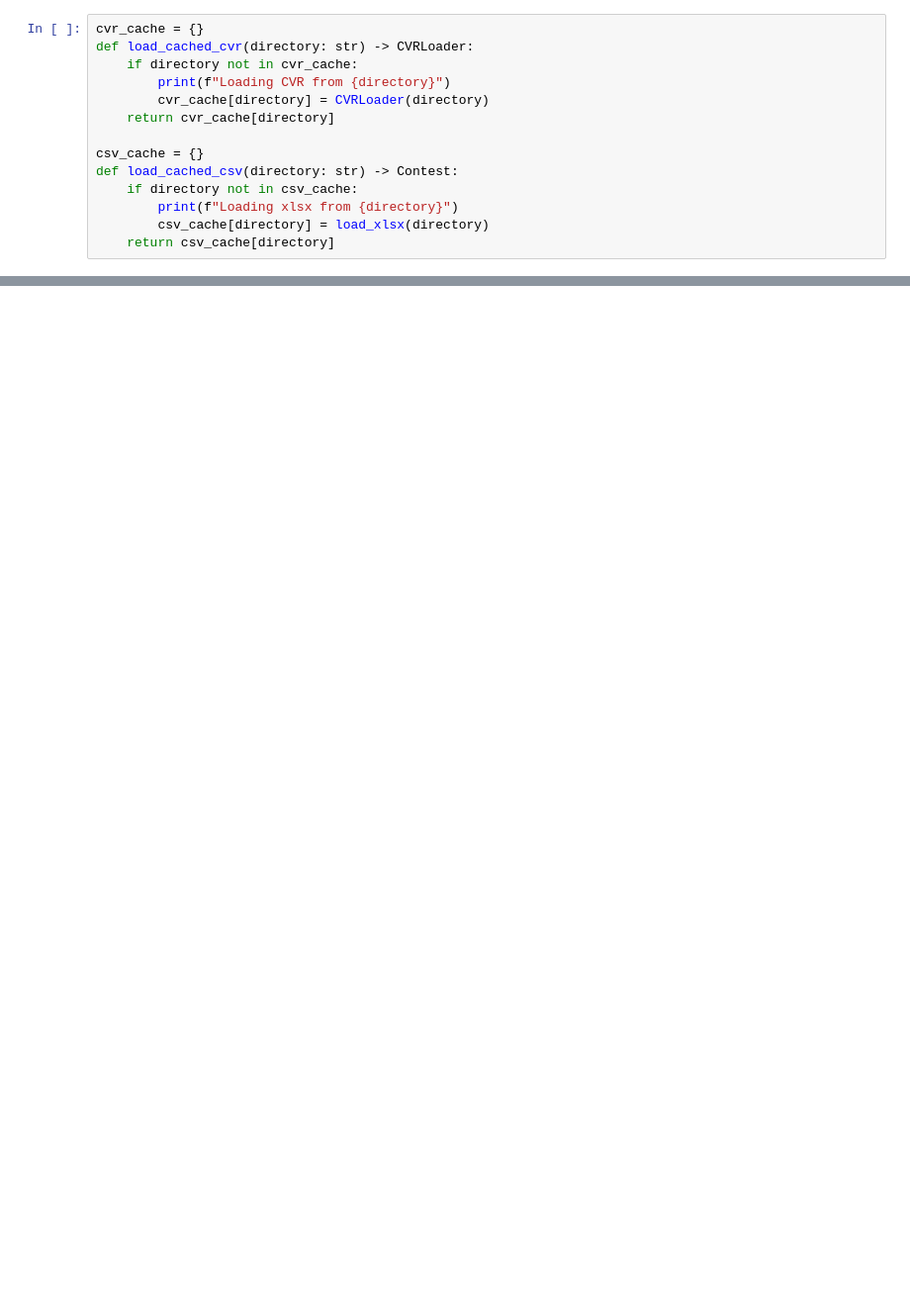
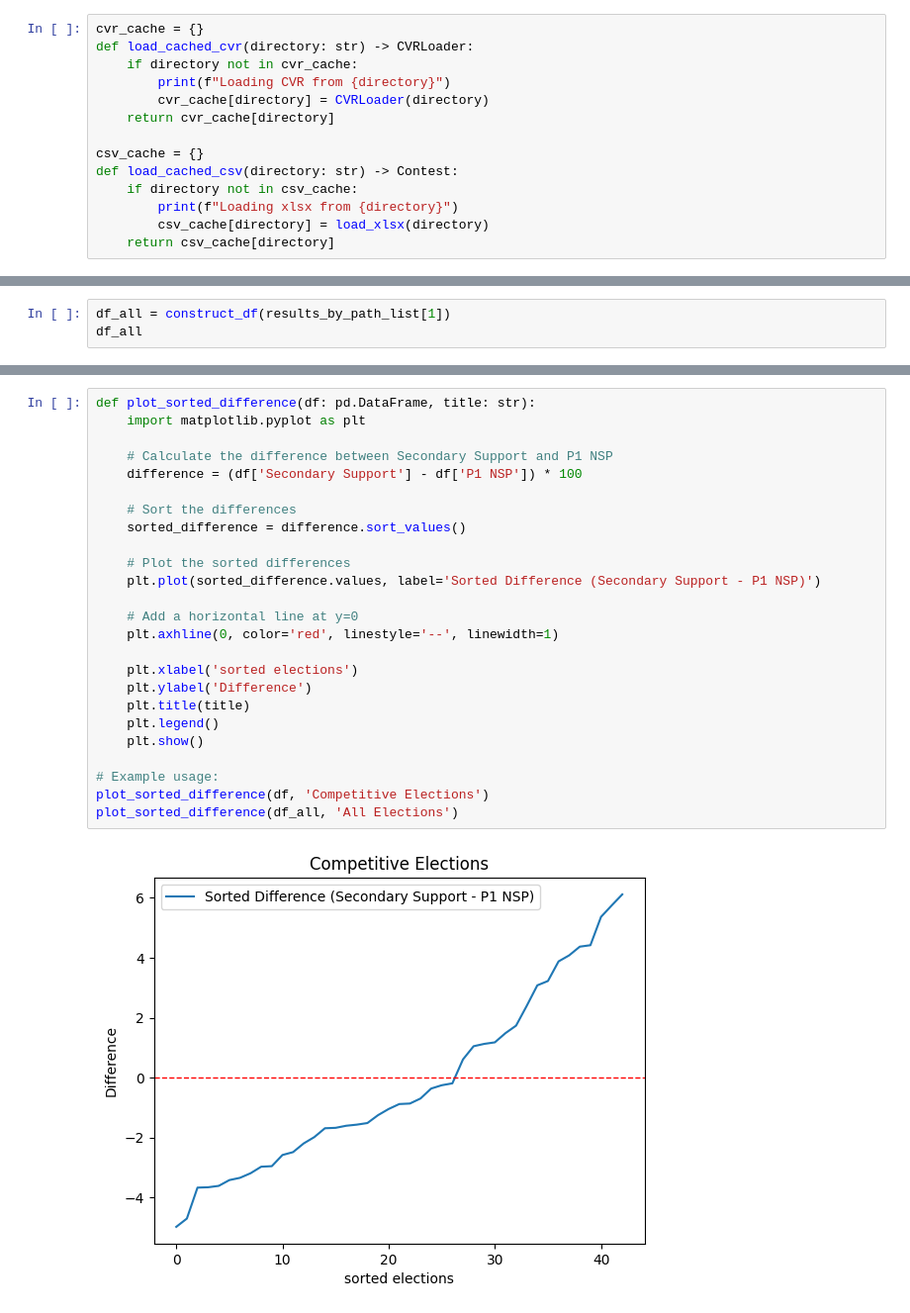
Before and after one commit to robbierobinette/sf-2019, a Jupyter notebook: MaineAnalysis.ipynb, the cells around one changed output, grey strips where cells are left out. Shown at 99% size. Saved outputs shown, nothing was run; the diff lists cells and outputs as text; blank space fills up the shorter version.

```diff
--- a/MaineAnalysis.ipynb
+++ b/MaineAnalysis.ipynb
@@ -431,0 +487,3 @@ mismatch between single_peaked and condorcet for U.S. Representative (Special Ge
+# %%
+df_all = construct_df(results_by_path_list[1])
+df_all
@@ -431,0 +529,27 @@ mismatch between single_peaked and condorcet for U.S. Representative (Special Ge
+# %%
+def plot_sorted_difference(df: pd.DataFrame, title: str):
+    import matplotlib.pyplot as plt
+
+    # Calculate the difference between Secondary Support and P1 NSP
+    difference = (df['Secondary Support'] - df['P1 NSP']) * 100
+
+    # Sort the differences
+    sorted_difference = difference.sort_values()
+
+    # Plot the sorted differences
+    plt.plot(sorted_difference.values, label='Sorted Difference (Secondary Support - P1 NSP)')
+
+    # Add a horizontal line at y=0
+    plt.axhline(0, color='red', linestyle='--', linewidth=1)
+
+    plt.xlabel('sorted elections')
+    plt.ylabel('Difference')
+    plt.title(title)
+    plt.legend()
+    plt.show()
+
+# Example usage:
+plot_sorted_difference(df, 'Competitive Elections')
+plot_sorted_difference(df_all, 'All Elections')
+# %% [output]
+[figure, added]
```
Also changed, not shown: parts of 13 cells of this notebook.
